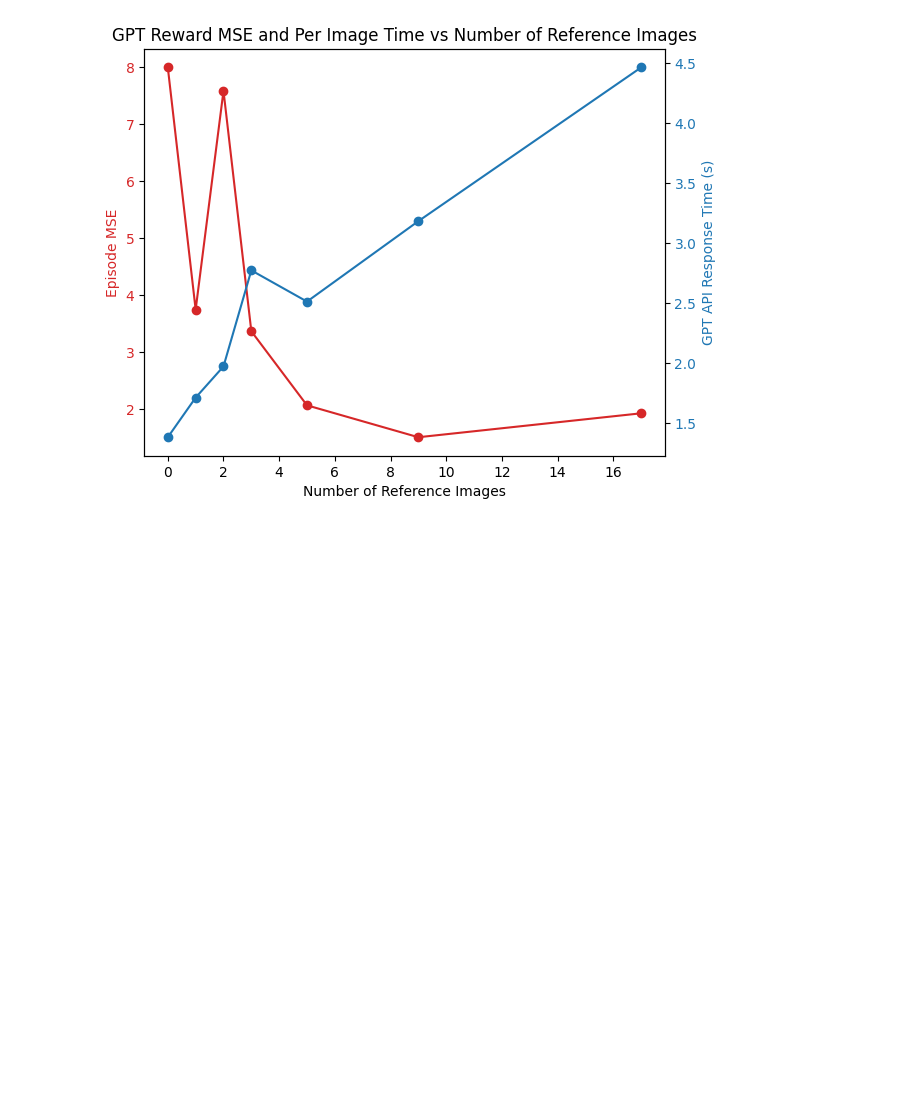
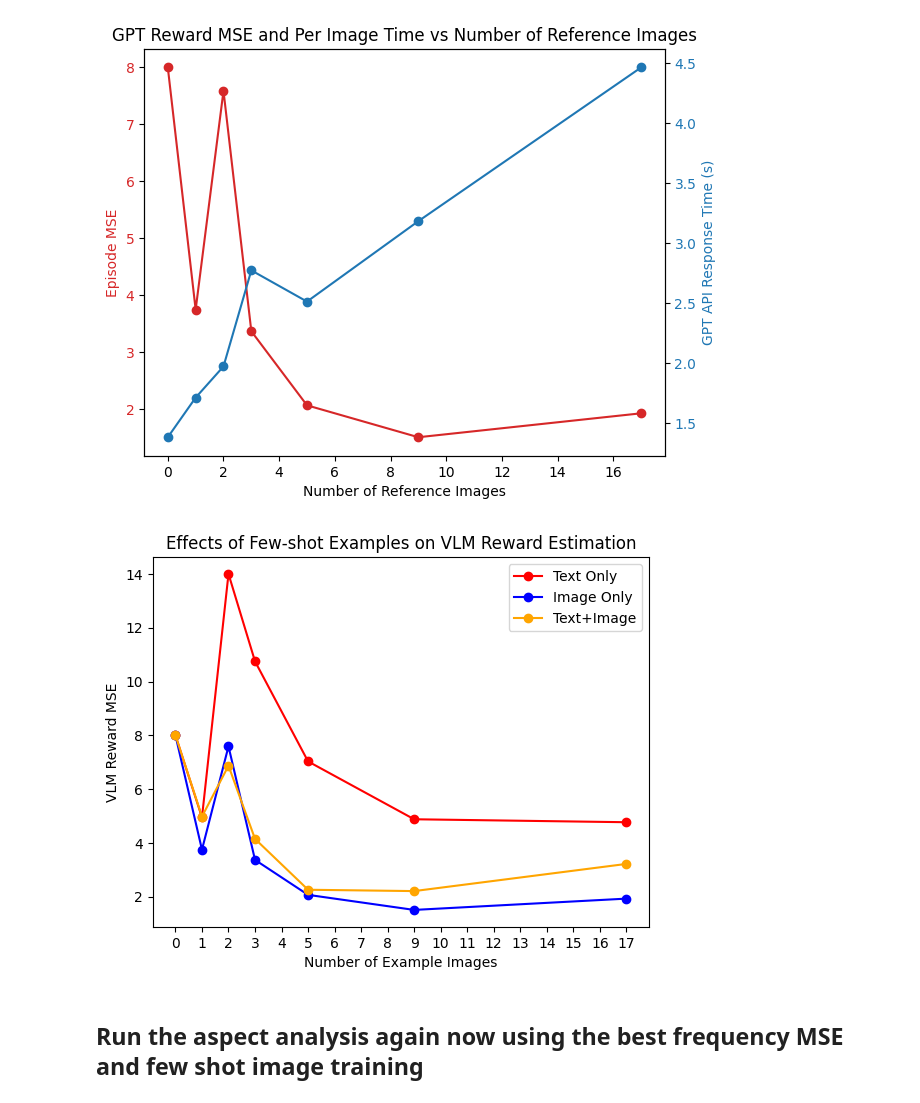
Before and after one commit to levi-kennedy/IsaacLab, a Jupyter notebook: source/vlmrew/franka_cabinet/gpt_experiments.ipynb, the cells around one changed output. Cells and saved outputs as stored; diff of their text form; code cells hidden in the pictures; blank space fills up the shorter version.

```diff
--- a/source/vlmrew/franka_cabinet/gpt_experiments.ipynb
+++ b/source/vlmrew/franka_cabinet/gpt_experiments.ipynb
@@ -798,3 +685,29 @@ plt.title("GPT Reward MSE and Per Image Time vs Number of Reference Images")
 plt.show()
 # %% [output]
 [figure]
+# %%
+from matplotlib.ticker import MaxNLocator
+gpt_mse_img_rew_array = [8, 3.75, 7.59, 3.37, 2.07, 1.51, 1.93]
+gpt_mse_text_rew_array = [8, 4.95, 14, 10.75, 7.03, 4.88, 4.77]
+gpt_mse_text_img_rew_array = [8, 4.98, 6.87, 4.15, 2.26, 2.21, 3.22]
+gpt_per_image_time = [1.38, 1.71, 1.97, 2.77, 2.51, 3.18, 4.46]
+num_ref_images = [0, 1, 2, 3, 5, 9, 17]
+
+# Plot the img and text mse data on the same plot with a legend and with the num ref images as the x axis
+# make the x axis an integer axis
+plt.plot(num_ref_images, gpt_mse_text_rew_array, 'r', marker='o')
+plt.plot(num_ref_images, gpt_mse_img_rew_array, 'b', marker='o')
+plt.plot(num_ref_images, gpt_mse_text_img_rew_array, color='orange', marker='o')
+plt.xlabel("Number of Example Images")
+plt.ylabel("VLM Reward MSE")
+plt.title("Effects of Few-shot Examples on VLM Reward Estimation")
+plt.legend(["Text Only", "Image Only", "Text+Image"])
+# Ensure integer x-ticks
+plt.gca().xaxis.set_major_locator(MaxNLocator(integer=True))
+# make x axis have all integer numbers [0-17]
+plt.xticks(range(18))
+plt.show()
+# %% [output]
+[figure, added]
+# %% [markdown]
+## Run the aspect analysis again now using the best frequency MSE and few shot image training
```
Also changed, not shown: parts of 50 cells of this notebook, 3 other files.
